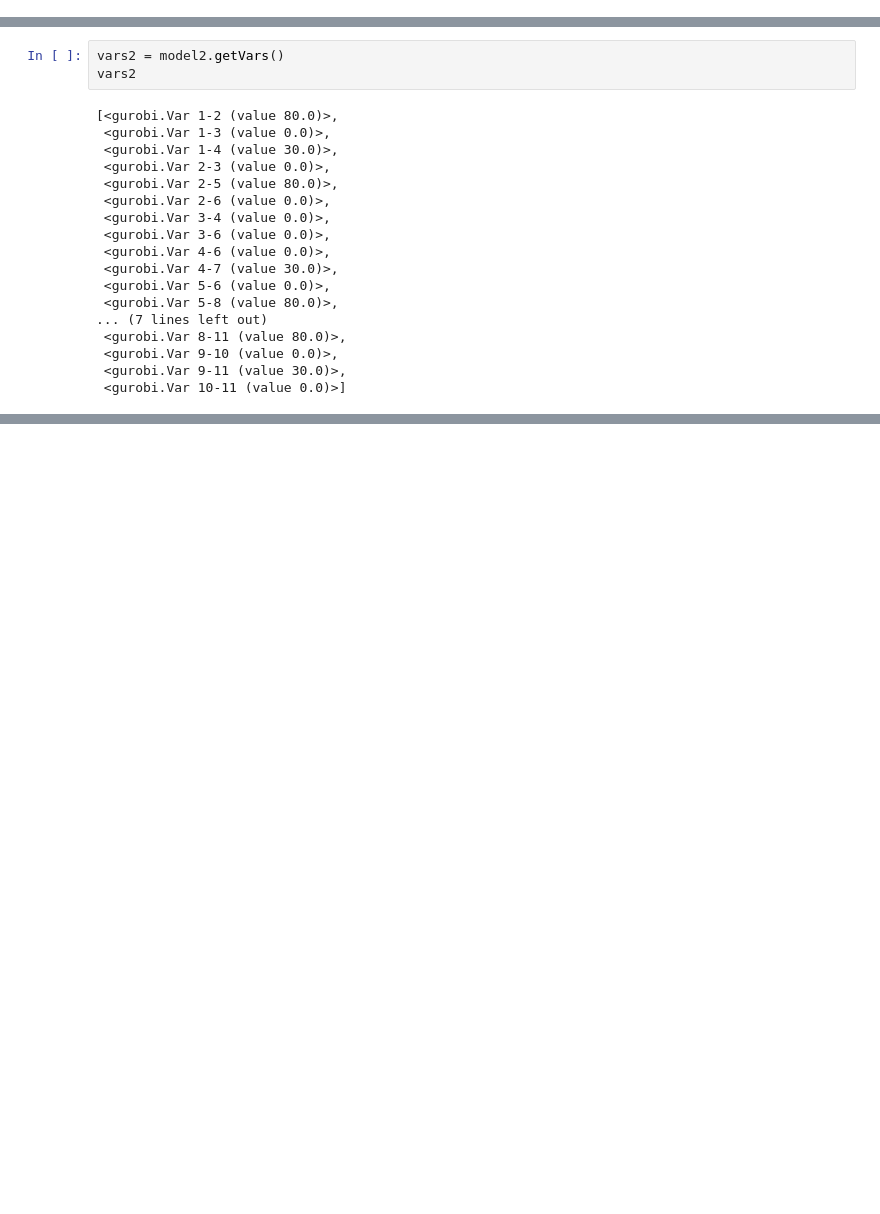
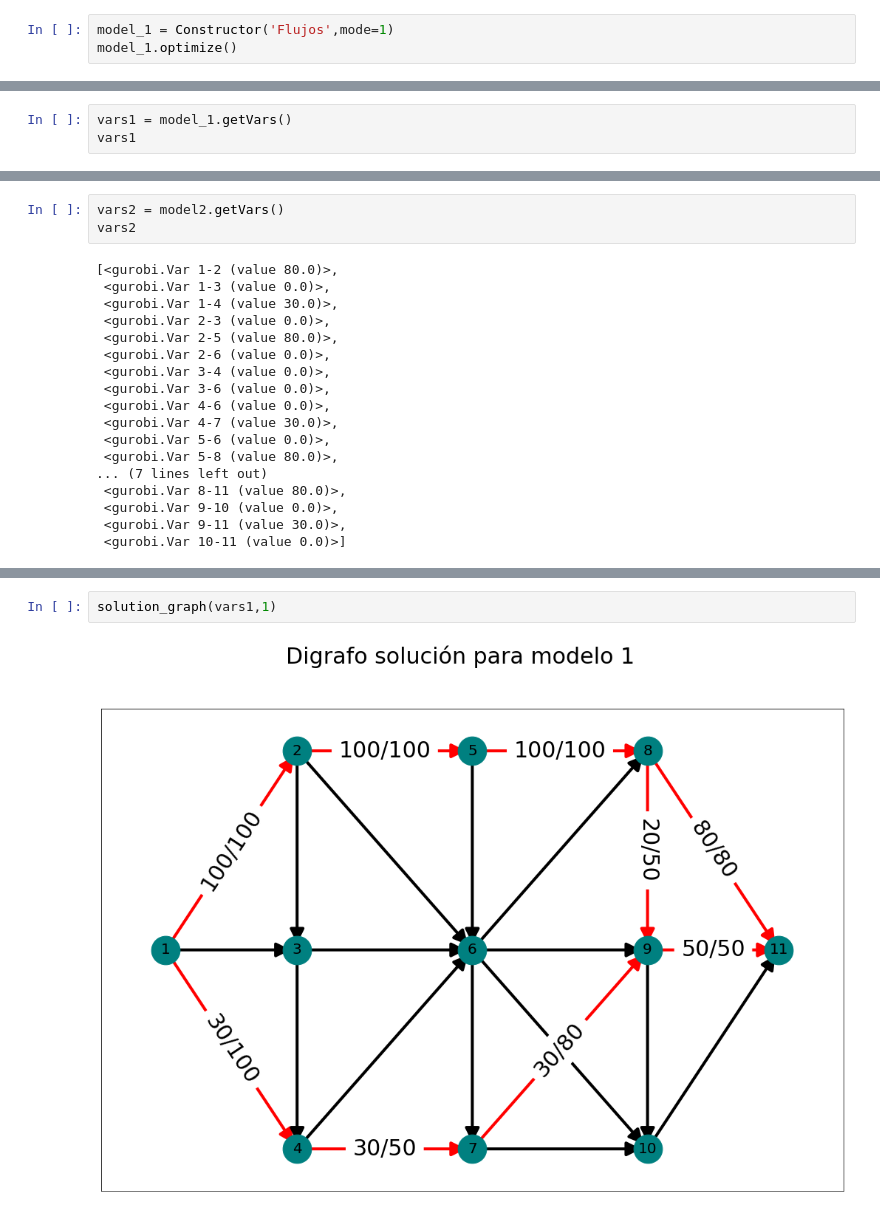
Before and after one commit to kurtwalsen/MA5701-Tarea-1, a Jupyter notebook: Tarea1.ipynb, the cells around one changed output, grey strips where cells are left out. Cells and saved outputs as stored; diff of their text form; blank space fills up the shorter version.

```diff
--- a/Tarea1.ipynb
+++ b/Tarea1.ipynb
@@ -118,0 +79,3 @@ model.getVars()
+# %%
+model_1 = Constructor('Flujos',mode=1)
+model_1.optimize()
@@ -118,0 +100,3 @@ model.getVars()
+# %%
+vars1 = model_1.getVars()
+vars1
@@ -217,0 +251,4 @@ vars2[0].xn
+# %%
+solution_graph(vars1,1)
+# %% [output]
+[figure, added]
```
Also changed, not shown: parts of 13 cells of this notebook.
